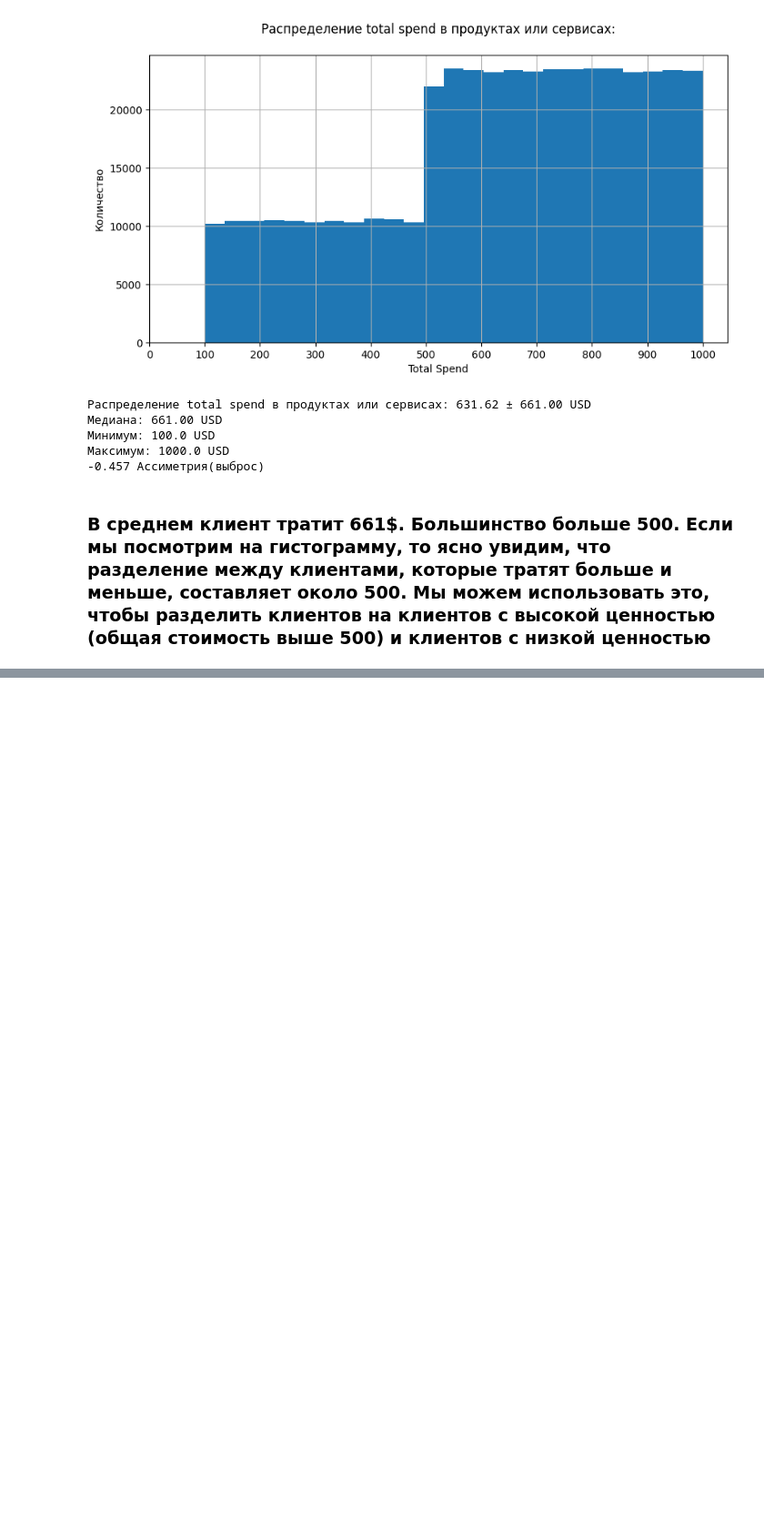
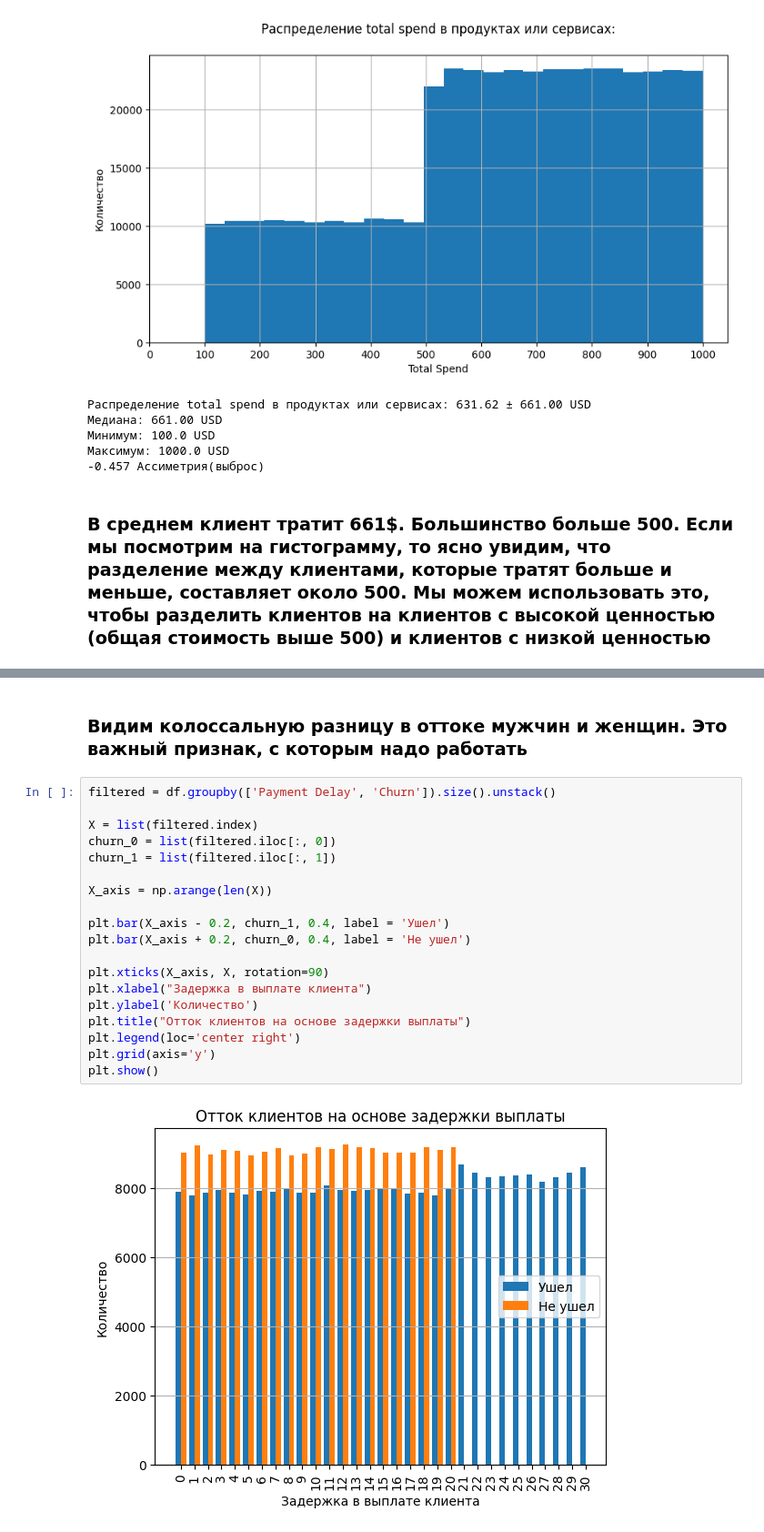
Before and after one commit to Agamemnommom/Churn-Prediction-Service, a Jupyter notebook: Churn_Prediction.ipynb, the cells around one changed output, grey strips where cells are left out. Shown at 91% size. Drawn from its saved outputs; the diff is of its cells as text; blank space fills up the shorter version.

```diff
--- a/Churn_Prediction.ipynb
+++ b/Churn_Prediction.ipynb
@@ -320,0 +334,23 @@ make_histogram(df, 'Total Spend', bins=25, custom_ticks=np.arange(0, 1001, 100),
+# %% [markdown]
+### Видим колоссальную разницу в оттоке мужчин и женщин. Это важный признак, с которым надо работать
+# %%
+filtered = df.groupby(['Payment Delay', 'Churn']).size().unstack()
+
+X = list(filtered.index)
+churn_0 = list(filtered.iloc[:, 0])
+churn_1 = list(filtered.iloc[:, 1])
+
+X_axis = np.arange(len(X))
+
+plt.bar(X_axis - 0.2, churn_1, 0.4, label = 'Ушел')
+plt.bar(X_axis + 0.2, churn_0, 0.4, label = 'Не ушел')
+
+plt.xticks(X_axis, X, rotation=90)
+plt.xlabel("Задержка в выплате клиента")
+plt.ylabel('Количество')
+plt.title("Отток клиентов на основе задержки выплаты")
+plt.legend(loc='center right')
+plt.grid(axis='y')
+plt.show()
+# %% [output]
+[figure, added]
```
Also changed, not shown: parts of 46 cells of this notebook.
